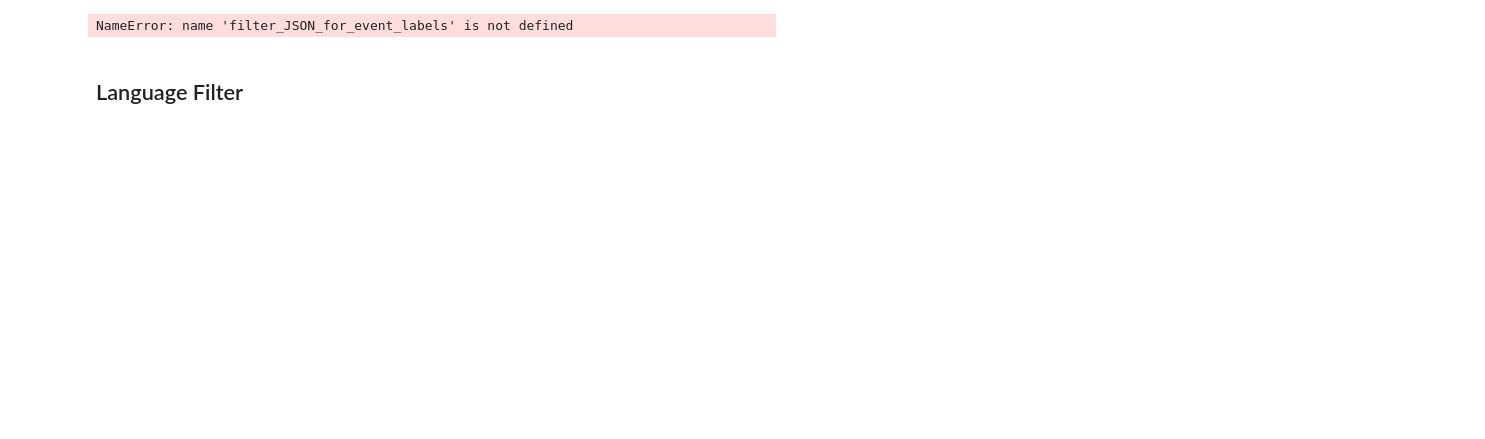
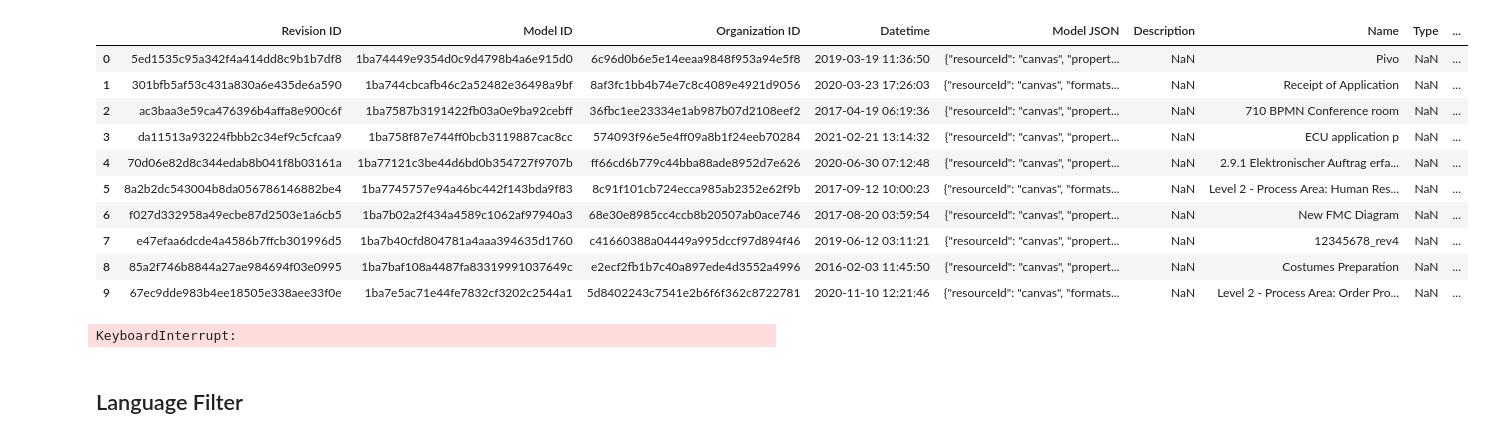
Before and after one commit to GucciGui/sap-sam, a Jupyter notebook: notebooks/3_data_extraction.ipynb, the cells around one changed output. Drawn from its saved outputs; the diff is of its cells as text; code cells hidden in the pictures; blank space fills up the shorter version.

```diff
--- a/notebooks/3_data_extraction.ipynb
+++ b/notebooks/3_data_extraction.ipynb
@@ -1,6 +1,7 @@
 # %%
 import pandas as pd
 import os
+import sys
 
 from sapsam import parser, constants  #, detector
 
@@ -9,6 +10,11 @@ import filter_JSON_for_event_labels
 csv_paths = parser.get_csv_paths()
 
 # df_raw=pd.read_csv(os.getcwd()+'/models/0.csv', sep=",")
-csv_path = csv_paths[0]
-print(csv_path.name)
-df_raw = pd.read_csv(csv_path, nrows=200)
+# csv_path = csv_paths[1]
+# print(csv_path.name)
+df_raw_lst = []
+for p in csv_paths:
+    df_csv = pd.read_csv(p, header=0, index_col=None)
+    df_raw_lst.append(df_csv)
+
+df_raw = pd.concat(df_raw_lst, ignore_index=True)
@@ -17,6 +21,22 @@ SyntaxError: invalid syntax (<ipython-input-4-8f076917e1ca>, line 4)
+# %%
+df_raw.head(10)
+# %% [output]
+|  | Revision ID | Model ID | Organization ID | Datetime | Model JSON | Description | Name | Type | ... |
+| 0 | 5ed1535c95a342f4a414dd8c9b1b7df8 | 1ba74449e9354d0c9d4798b4a6e915d0 | 6c96d0b6e5e14eeaa9848f953a94e5f8 | 2019-03-19 11:36:50 | {"resourceId": "canvas", "propert... | NaN | Pivo | NaN | ... |
+| 1 | 301bfb5af53c431a830a6e435de6a590 | 1ba744cbcafb46c2a52482e36498a9bf | 8af3fc1bb4b74e7c8c4089e4921d9056 | 2020-03-23 17:26:03 | {"resourceId": "canvas", "formats... | NaN | Receipt of Application | NaN | ... |
+| 2 | ac3baa3e59ca476396b4affa8e900c6f | 1ba7587b3191422fb03a0e9ba92cebff | 36fbc1ee23334e1ab987b07d2108eef2 | 2017-04-19 06:19:36 | {"resourceId": "canvas", "propert... | NaN | 710 BPMN Conference room | NaN | ... |
+| 3 | da11513a93224fbbb2c34ef9c5cfcaa9 | 1ba758f87e744ff0bcb3119887cac8cc | 574093f96e5e4ff09a8b1f24eeb70284 | 2021-02-21 13:14:32 | {"resourceId": "canvas", "propert... | NaN | ECU application p | NaN | ... |
+| 4 | 70d06e82d8c344edab8b041f8b03161a | 1ba77121c3be44d6bd0b354727f9707b | ff66cd6b779c44bba88ade8952d7e626 | 2020-06-30 07:12:48 | {"resourceId": "canvas", "propert... | NaN | 2.9.1 Elektronischer Auftrag erfa... | NaN | ... |
+| 5 | 8a2b2dc543004b8da056786146882be4 | 1ba7745757e94a46bc442f143bda9f83 | 8c91f101cb724ecca985ab2352e62f9b | 2017-09-12 10:00:23 | {"resourceId": "canvas", "formats... | NaN | Level 2 - Process Area: Human Res... | NaN | ... |
+| 6 | f027d332958a49ecbe87d2503e1a6cb5 | 1ba7b02a2f434a4589c1062af97940a3 | 68e30e8985cc4ccb8b20507ab0ace746 | 2017-08-20 03:59:54 | {"resourceId": "canvas", "propert... | NaN | New FMC Diagram | NaN | ... |
+| 7 | e47efaa6dcde4a4586b7ffcb301996d5 | 1ba7b40cfd804781a4aaa394635d1760 | c41660388a04449a995dccf97d894f46 | 2019-06-12 03:11:21 | {"resourceId": "canvas", "propert... | NaN | 12345678_rev4 | NaN | ... |
+| 8 | 85a2f746b8844a27ae984694f03e0995 | 1ba7baf108a4487fa83319991037649c | e2ecf2fb1b7c40a897ede4d3552a4996 | 2016-02-03 11:45:50 | {"resourceId": "canvas", "propert... | NaN | Costumes Preparation | NaN | ... |
+| 9 | 67ec9dde983b4ee18505e338aee33f0e | 1ba7e5ac71e44fe7832cf3202c2544a1 | 5d8402243c7541e2b6f6f362c8722781 | 2020-11-10 12:21:46 | {"resourceId": "canvas", "formats... | NaN | Level 2 - Process Area: Order Pro... | NaN | ... |
 # %%
 df = filter_JSON_for_event_labels.add_event_labels_to_DF(df_raw)
+# save to pckl file
+df.to_pickle("./event_labels.pkl")
 print(df.shape)
 df.head(3)
 # %% [output]
-NameError: name 'filter_JSON_for_event_labels' is not defined
+KeyboardInterrupt:
```
Also changed, not shown: parts of 3 cells of this notebook.
